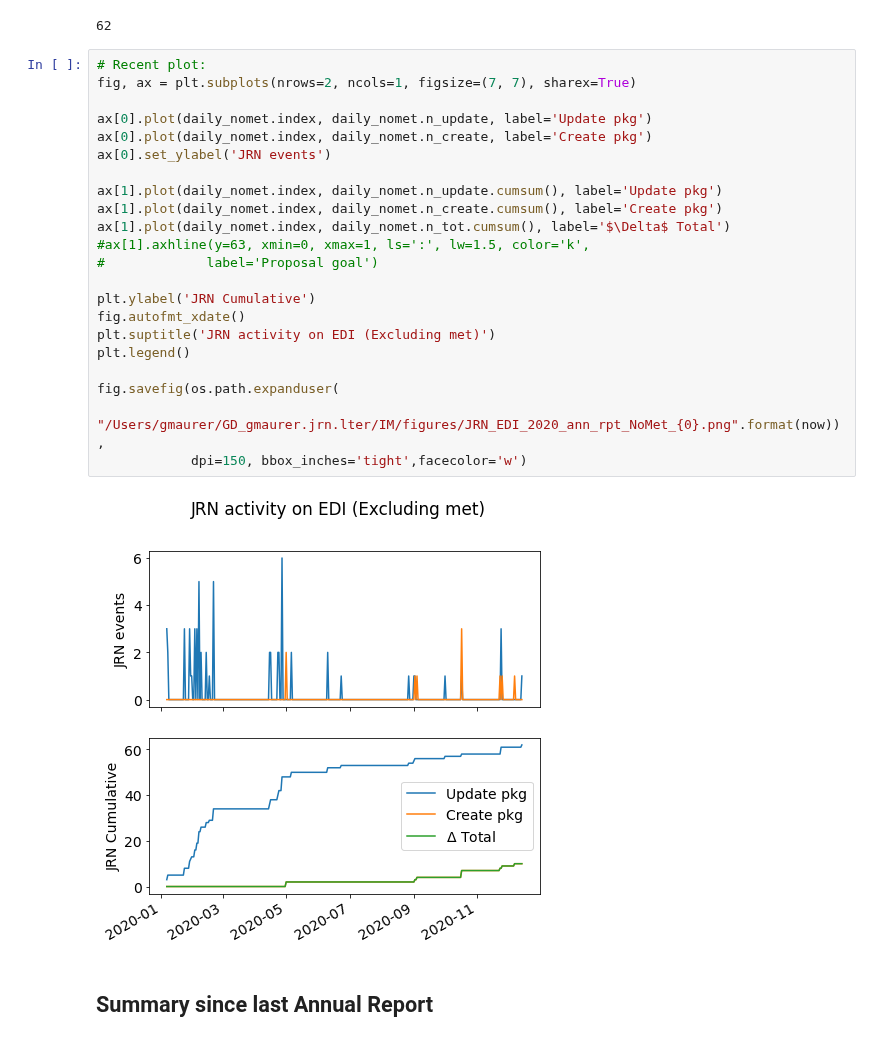
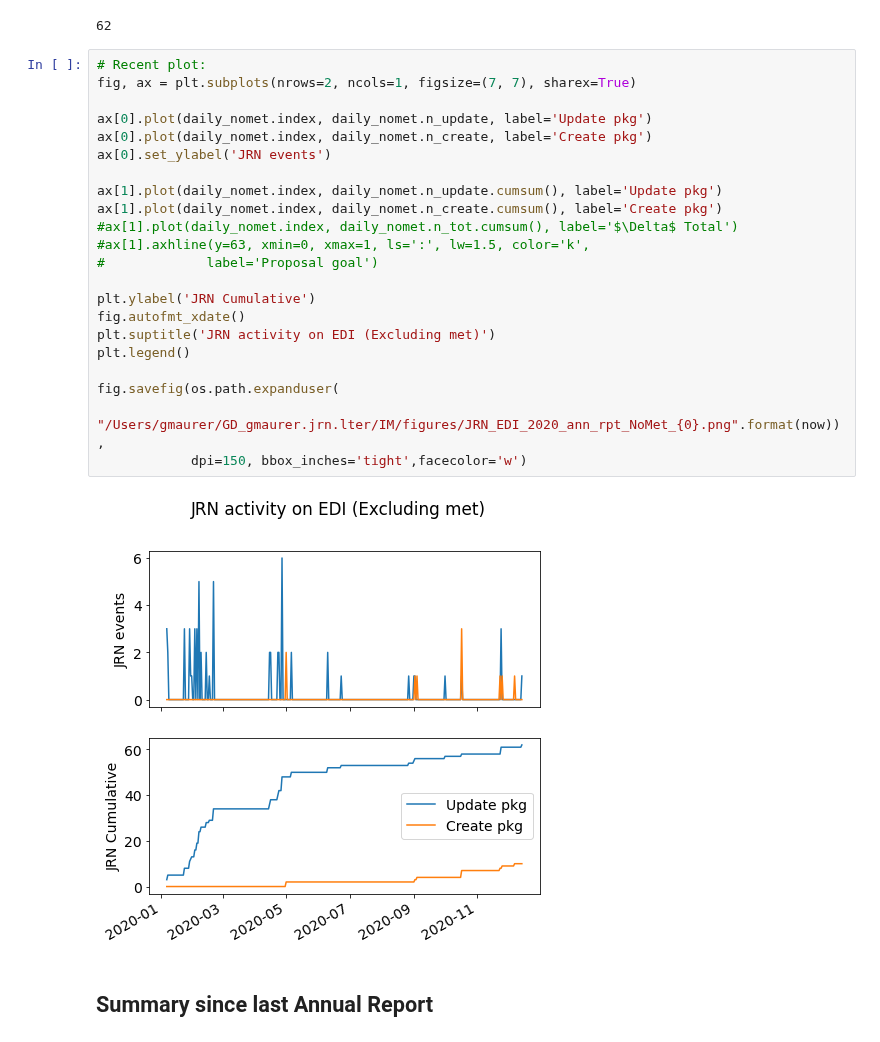
Before and after one commit to jornada-im/diagnostics, a Jupyter notebook: JRN-EDI-diagnostics-ANNRPT.ipynb, the cells around one changed output. Drawn from its saved outputs; the diff is of its cells as text.

```diff
--- a/JRN-EDI-diagnostics-ANNRPT.ipynb
+++ b/JRN-EDI-diagnostics-ANNRPT.ipynb
@@ -122,27 +124,27 @@ daily_nomet.n_update.sum()
 # %%
 # Recent plot:
 fig, ax = plt.subplots(nrows=2, ncols=1, figsize=(7, 7), sharex=True)
 
 ax[0].plot(daily_nomet.index, daily_nomet.n_update, label='Update pkg')
 ax[0].plot(daily_nomet.index, daily_nomet.n_create, label='Create pkg')
 ax[0].set_ylabel('JRN events')
 
 ax[1].plot(daily_nomet.index, daily_nomet.n_update.cumsum(), label='Update pkg')
 ax[1].plot(daily_nomet.index, daily_nomet.n_create.cumsum(), label='Create pkg')
-ax[1].plot(daily_nomet.index, daily_nomet.n_tot.cumsum(), label='$\Delta$ Total')
+#ax[1].plot(daily_nomet.index, daily_nomet.n_tot.cumsum(), label='$\Delta$ Total')
 #ax[1].axhline(y=63, xmin=0, xmax=1, ls=':', lw=1.5, color='k',
 #             label='Proposal goal')
 
 plt.ylabel('JRN Cumulative')
 fig.autofmt_xdate()
 plt.suptitle('JRN activity on EDI (Excluding met)')
 plt.legend()
 
 fig.savefig(os.path.expanduser(
     "/Users/gmaurer/GD_gmaurer.jrn.lter/IM/figures/JRN_EDI_2020_ann_rpt_NoMet_{0}.png".format(now)),
             dpi=150, bbox_inches='tight',facecolor='w')
 # %% [output]
-[figure, old version]
+[figure, new version]
 # %% [markdown]
 ## Summary since last Annual Report
 # %%
```
Also changed, not shown: parts of 1 cell of this notebook.
